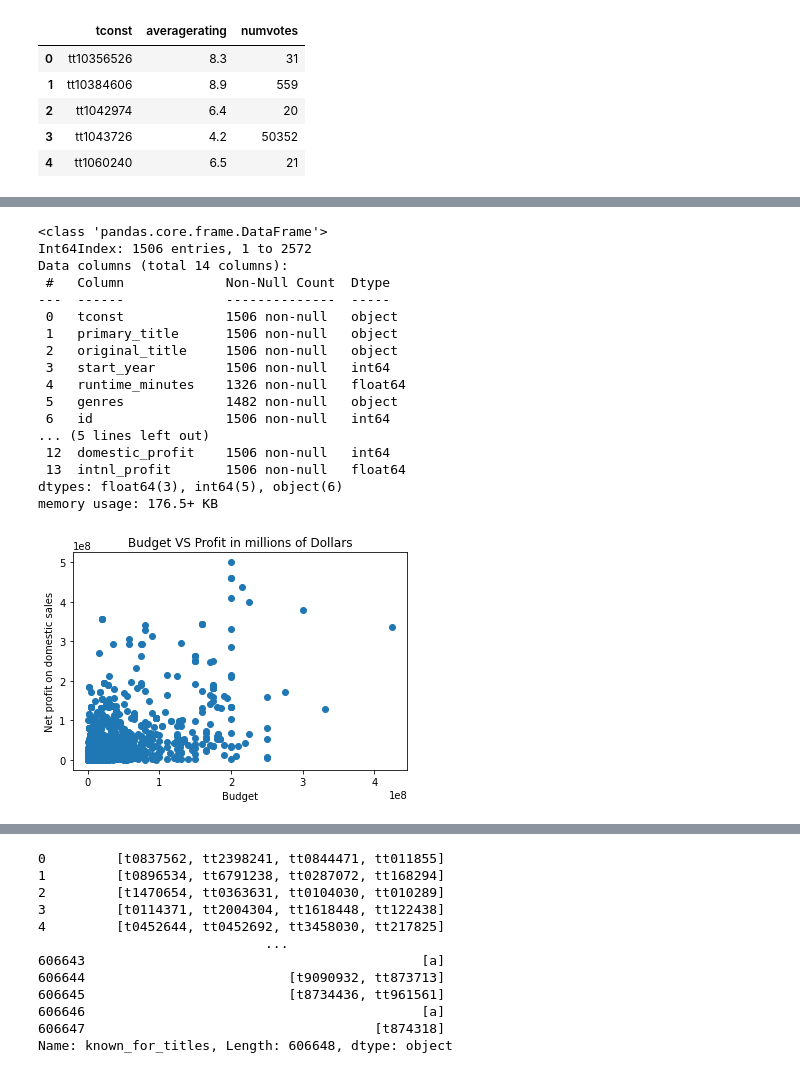
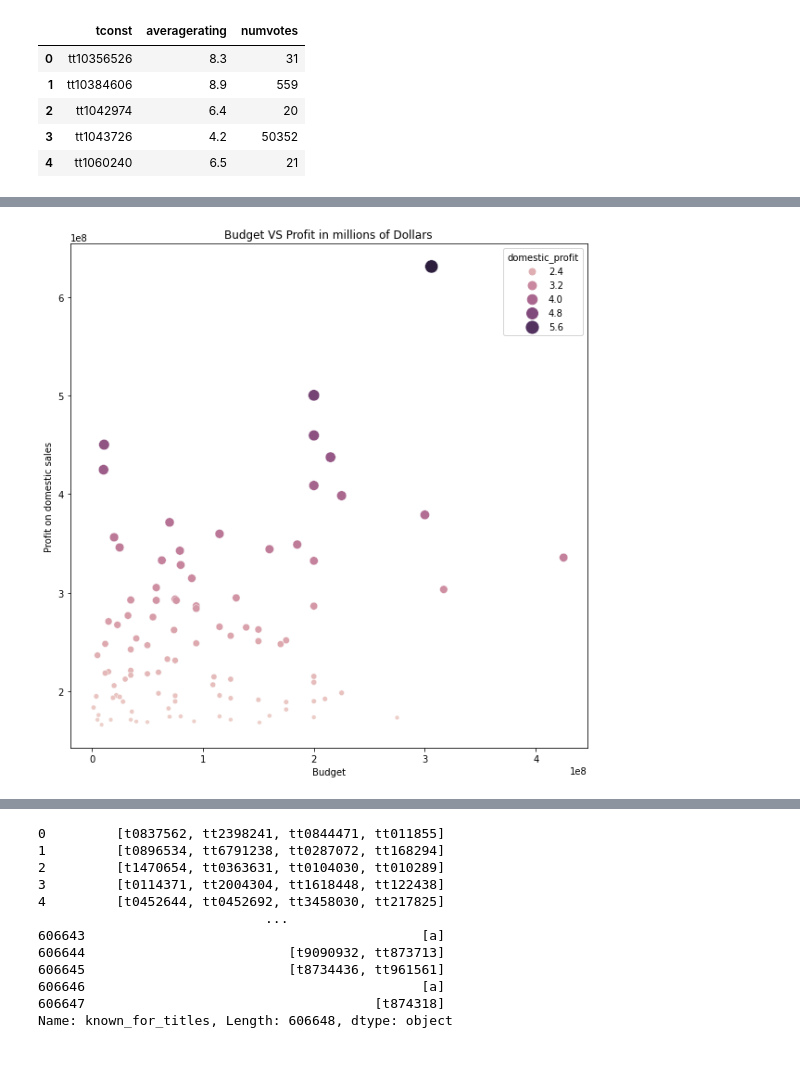
Before and after one commit to yonichanowitz/dsc-phase_one_final, a Jupyter notebook: index.ipynb, the cells around one changed output, grey strips where cells are left out. Cells and saved outputs as stored; diff of their text form; code cells hidden in the pictures.

```diff
--- a/index.ipynb
+++ b/index.ipynb
@@ -269,0 +117,2 @@ imdb_title_rating.head()
+# %%
+mojo_numbers = pd.concat([box_mojo_gross, the_numbers_gross])
@@ -270,6 +180,8 @@ imdb_title_rating.head()
+# %%
+imdb_mojo_numbers = pd.concat([mojo_numbers, imdb_film_title])
 # %%
-imdb_title_thenumbers_gross['domestic_profit'] = imdb_title_thenumbers_gross['domestic_gross'] - imdb_title_thenumbers_gross['production_budget']
-imdb_title_thenumbers_gross['intnl_profit'] = imdb_title_thenumbers_gross['worldwide_gross'] - imdb_title_thenumbers_gross['production_budget']
-imdb_title_thenumbers_gross.info()
+imdb_mojo_numbers['domestic_profit'] = imdb_mojo_numbers['domestic_gross'] - imdb_mojo_numbers['production_budget']
+imdb_mojo_numbers['intnl_profit'] = imdb_mojo_numbers['worldwide_gross'] - imdb_mojo_numbers['production_budget']
+imdb_mojo_numbers.info()
 # %% [output]
 <class 'pandas.core.frame.DataFrame'>
@@ -292,5 +204,5 @@ memory usage: 417.4+ KB
 # %%
-top_gross = imdb_title_thenumbers_gross.sort_values('domestic_profit', ascending=False)
+top_gross = imdb_mojo_numbers.sort_values('domestic_profit', ascending=False)
 top_hundred = top_gross.head(100)
 top_gross.head(8)
 # %% [output]
@@ -329,27 +218,13 @@ made_profit
-# %%
-made_profit.info()
-# %% [output]
-<class 'pandas.core.frame.DataFrame'>
-Int64Index: 1506 entries, 1 to 2572
-Data columns (total 14 columns):
- #   Column             Non-Null Count  Dtype
----  ------             --------------  -----
- 0   tconst             1506 non-null   object
- 1   primary_title      1506 non-null   object
- 2   original_title     1506 non-null   object
- 3   start_year         1506 non-null   int64
- 4   runtime_minutes    1326 non-null   float64
- 5   genres             1482 non-null   object
- 6   id                 1506 non-null   int64
-... (5 lines left out)
- 12  domestic_profit    1506 non-null   int64
- 13  intnl_profit       1506 non-null   float64
-dtypes: float64(3), int64(5), object(6)
-memory usage: 176.5+ KB
 # %%
-plt.scatter(made_profit['production_budget'], made_profit['domestic_profit'])
+plt.figure(figsize=[10, 10])
+sns.scatterplot(data=top_hundred,
+                x='production_budget',
+                y='domestic_profit',
+                hue='domestic_profit',
+                size='domestic_profit',
+                sizes=(20, 200))
 plt.title("Budget VS Profit in millions of Dollars")
 plt.xlabel("Budget")
-plt.ylabel("Net profit on domestic sales");
+plt.ylabel("Profit on domestic sales");
 # %% [output]
-[figure, old version]
+[figure, new version]
```
Also changed, not shown: parts of 62 cells of this notebook, 6 other files.
